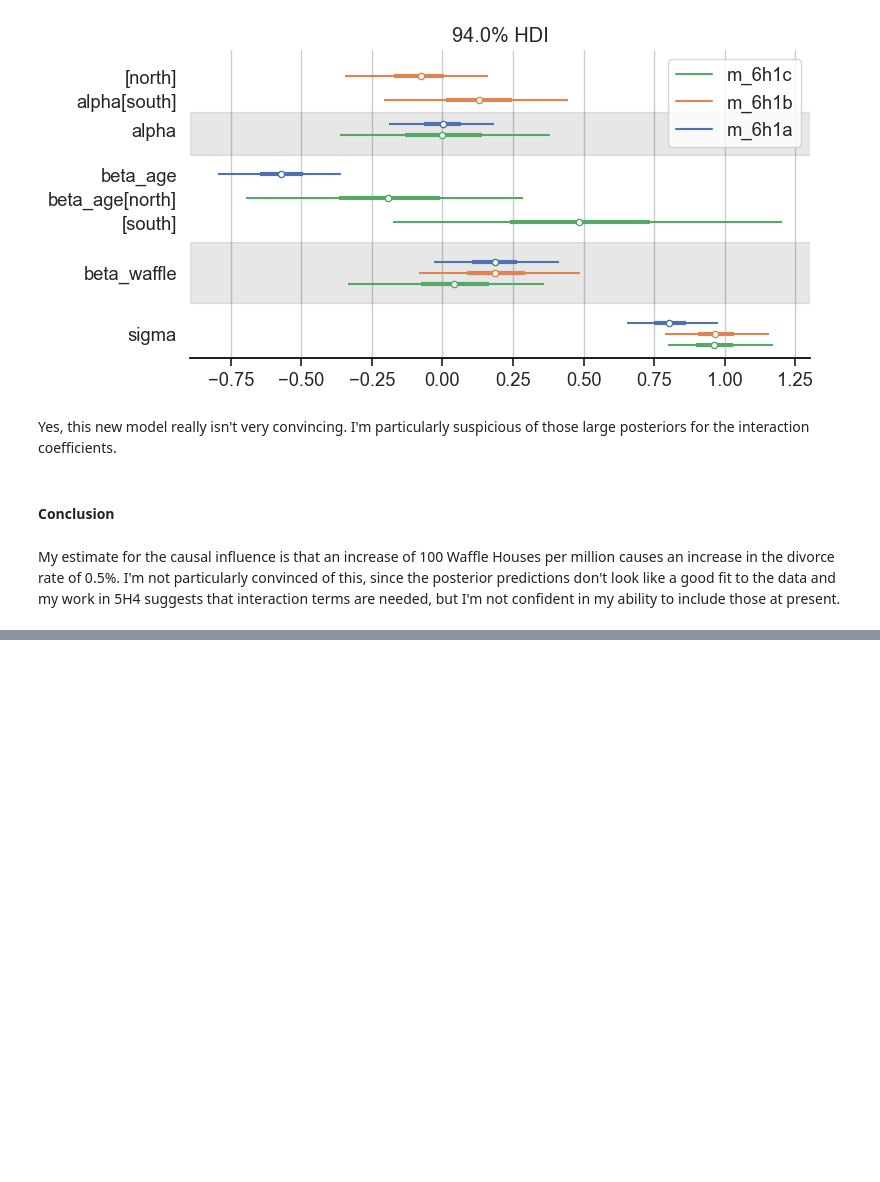
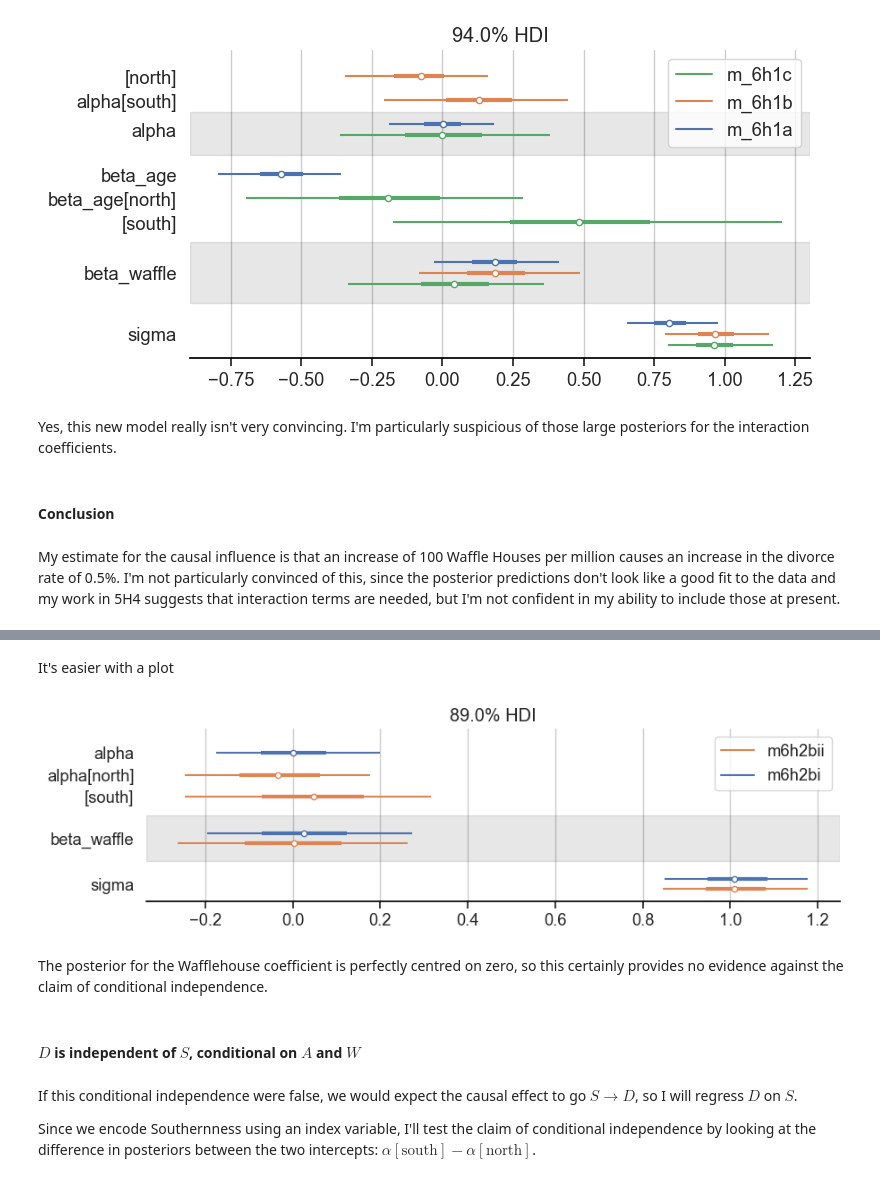
Before and after one commit to chris-leonard/statistical-rethinking, a Jupyter notebook: exercises/chapter_6.ipynb, the cells around one changed output, grey strips where cells are left out. Saved outputs shown, nothing was run; the diff lists cells and outputs as text; code cells hidden in the pictures; blank space fills up the shorter version.

```diff
--- a/exercises/chapter_6.ipynb
+++ b/exercises/chapter_6.ipynb
@@ -993,0 +1292,28 @@ The conditional independencies of the graph are as follows:
+# %% [markdown]
+It's easier with a plot
+# %%
+models_6h2b = {
+    "m6h2bi": trace_6h2bi,
+    "m6h2bii": trace_6h2bii,
+}
+
+fig, ax = plt.subplots(figsize=(10, 2.5))
+
+az.plot_forest(
+    list(models_6h2b.values()),
+    model_names=list(models_6h2b.keys()),
+    var_names=["~mu"],
+    combined=True,
+    hdi_prob=0.89,
+    ax=ax,
+);
+# %% [output]
+[figure, added]
+# %% [markdown]
+The posterior for the Wafflehouse coefficient is perfectly centred on zero, so this certainly provides no evidence against the claim of conditional independence.
+# %% [markdown]
+#### $D$ is independent of $S$, conditional on $A$ and $W$
+# %% [markdown]
+If this conditional independence were false, we would expect the causal effect to go $S \to D$, so I will regress $D$ on $S$.
+
+Since we encode Southernness using an index variable, I'll test the claim of conditional independence by looking at the difference in posteriors between the two intercepts: $\alpha[\text{south}] - \alpha[\text{north}]$.
```
Also changed, not shown: parts of 41 cells of this notebook, 1 other file.
